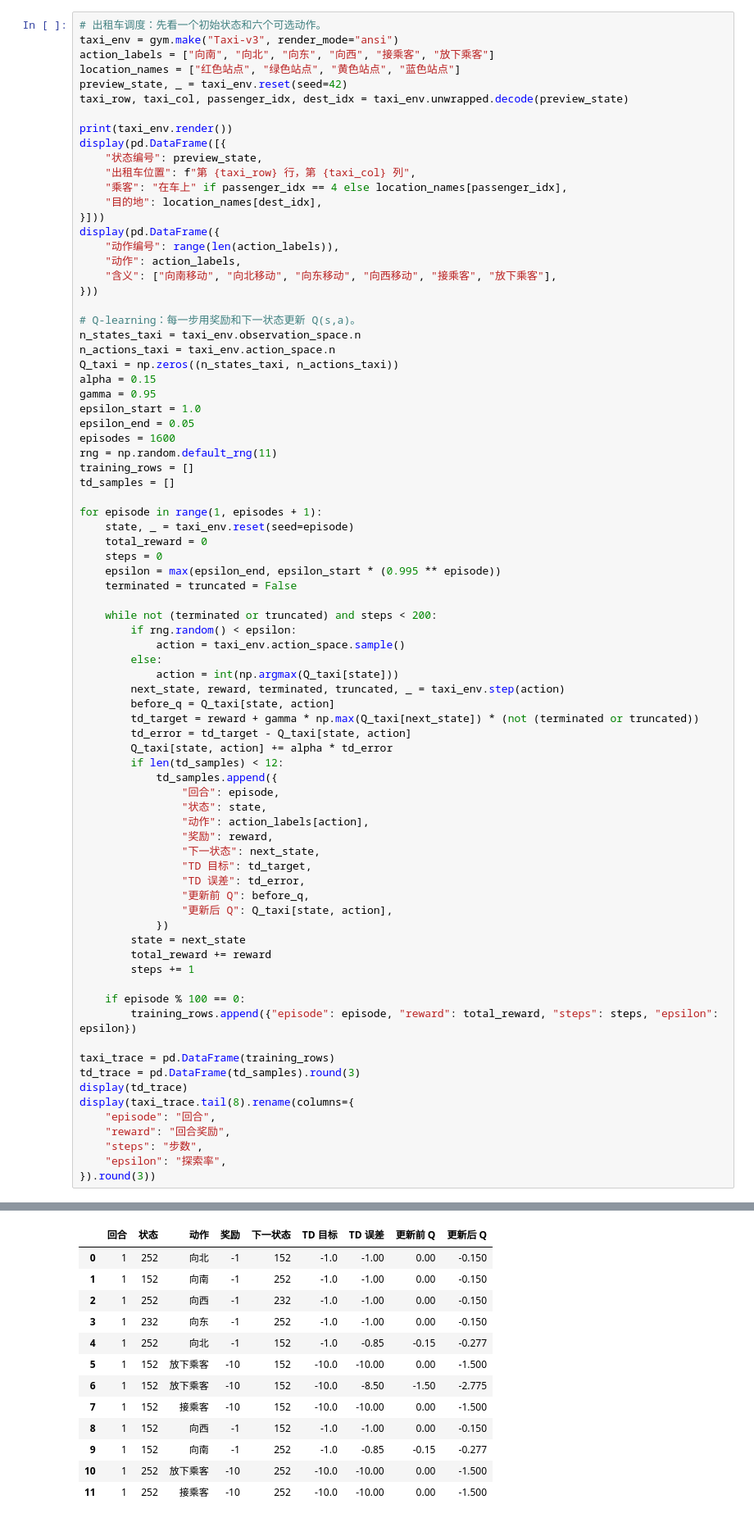
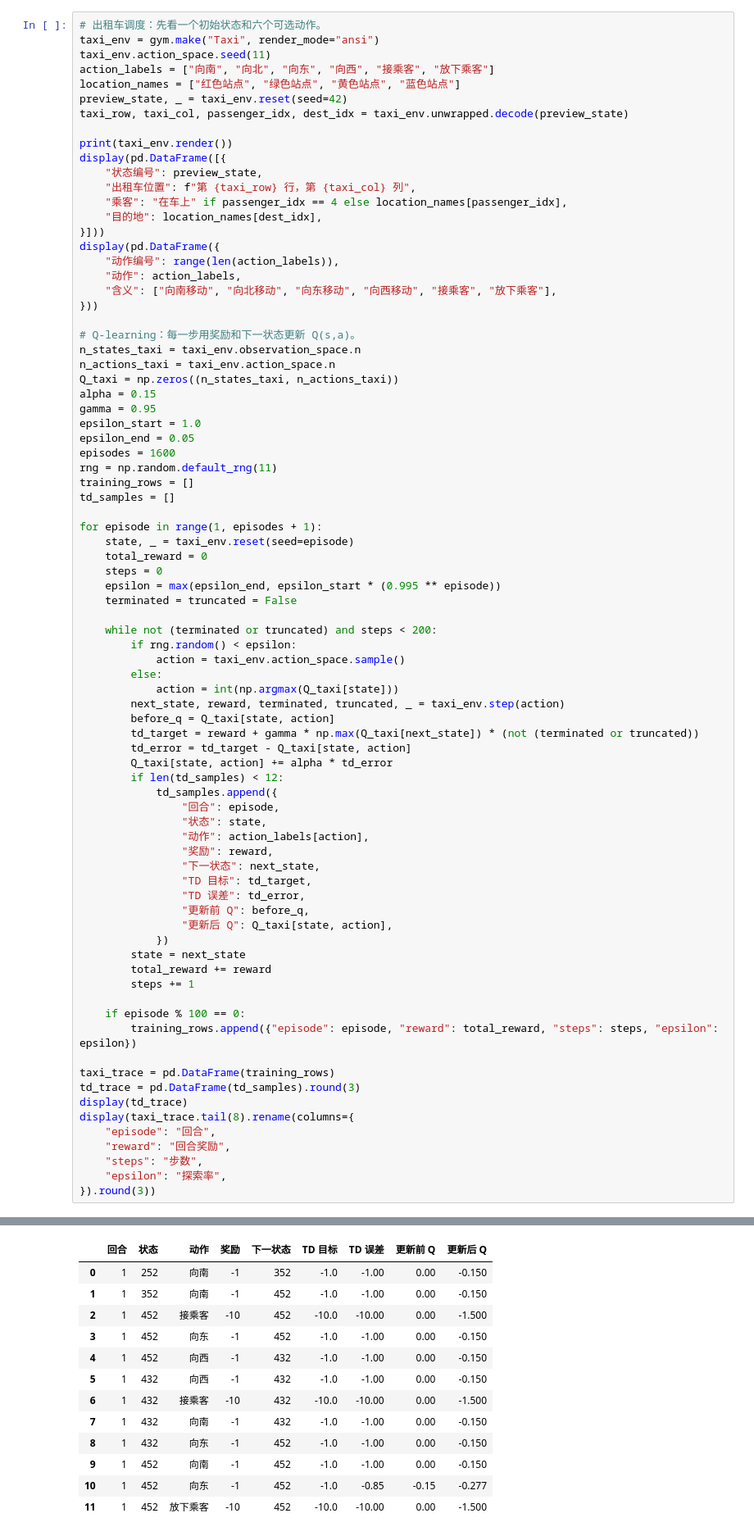
Before and after one commit to zhesun-0209/ai-thinking-labs, a Jupyter notebook: notebooks/ch11_td_learning.ipynb, the cells around one changed output, grey strips where cells are left out. Shown at 82% size. Saved outputs shown, nothing was run; the diff lists cells and outputs as text.

```diff
--- a/notebooks/ch11_td_learning.ipynb
+++ b/notebooks/ch11_td_learning.ipynb
@@ -84,7 +84,8 @@ if importlib.util.find_spec("gymnasium") is None:
 import gymnasium as gym
 # %%
 # 出租车调度：先看一个初始状态和六个可选动作。
-taxi_env = gym.make("Taxi-v3", render_mode="ansi")
+taxi_env = gym.make("Taxi", render_mode="ansi")
+taxi_env.action_space.seed(11)
 action_labels = ["向南", "向北", "向东", "向西", "接乘客", "放下乘客"]
 location_names = ["红色站点", "绿色站点", "黄色站点", "蓝色站点"]
 preview_state, _ = taxi_env.reset(seed=42)
@@ -152,43 +153,43 @@ for episode in range(1, episodes + 1):
     if episode % 100 == 0:
         training_rows.append({"episode": episode, "reward": total_reward, "steps": steps, "epsilon": epsilon})
 
 taxi_trace = pd.DataFrame(training_rows)
 td_trace = pd.DataFrame(td_samples).round(3)
 display(td_trace)
 display(taxi_trace.tail(8).rename(columns={
     "episode": "回合",
     "reward": "回合奖励",
     "steps": "步数",
     "epsilon": "探索率",
 }).round(3))
 # %% [output]
 +---------+
 |R: | : :G|
 | : | : : |
 | : : : : |
 | | : | : |
 |Y| : |B: |
 +---------+
 |  | 状态编号 | 出租车位置 | 乘客 | 目的地 |
 | 0 | 386 | 第 3 行，第 4 列 | 绿色站点 | 黄色站点 |
 |  | 动作编号 | 动作 | 含义 |
 | 0 | 0 | 向南 | 向南移动 |
 | 1 | 1 | 向北 | 向北移动 |
 | 2 | 2 | 向东 | 向东移动 |
 | 3 | 3 | 向西 | 向西移动 |
 | 4 | 4 | 接乘客 | 接乘客 |
 | 5 | 5 | 放下乘客 | 放下乘客 |
 |  | 回合 | 状态 | 动作 | 奖励 | 下一状态 | TD 目标 | TD 误差 | 更新前 Q | 更新后 Q |
-| 0 | 1 | 252 | 向北 | -1 | 152 | -1.0 | -1.00 | 0.00 | -0.150 |
-| 1 | 1 | 152 | 向南 | -1 | 252 | -1.0 | -1.00 | 0.00 | -0.150 |
-| 2 | 1 | 252 | 向西 | -1 | 232 | -1.0 | -1.00 | 0.00 | -0.150 |
-| 3 | 1 | 232 | 向东 | -1 | 252 | -1.0 | -1.00 | 0.00 | -0.150 |
-| 4 | 1 | 252 | 向北 | -1 | 152 | -1.0 | -0.85 | -0.15 | -0.277 |
-| 5 | 1 | 152 | 放下乘客 | -10 | 152 | -10.0 | -10.00 | 0.00 | -1.500 |
-| 6 | 1 | 152 | 放下乘客 | -10 | 152 | -10.0 | -8.50 | -1.50 | -2.775 |
-| 7 | 1 | 152 | 接乘客 | -10 | 152 | -10.0 | -10.00 | 0.00 | -1.500 |
-| 8 | 1 | 152 | 向西 | -1 | 152 | -1.0 | -1.00 | 0.00 | -0.150 |
-| 9 | 1 | 152 | 向南 | -1 | 252 | -1.0 | -0.85 | -0.15 | -0.277 |
-| 10 | 1 | 252 | 放下乘客 | -10 | 252 | -10.0 | -10.00 | 0.00 | -1.500 |
-| 11 | 1 | 252 | 接乘客 | -10 | 252 | -10.0 | -10.00 | 0.00 | -1.500 |
+| 0 | 1 | 252 | 向南 | -1 | 352 | -1.0 | -1.00 | 0.00 | -0.150 |
+| 1 | 1 | 352 | 向南 | -1 | 452 | -1.0 | -1.00 | 0.00 | -0.150 |
+| 2 | 1 | 452 | 接乘客 | -10 | 452 | -10.0 | -10.00 | 0.00 | -1.500 |
+| 3 | 1 | 452 | 向东 | -1 | 452 | -1.0 | -1.00 | 0.00 | -0.150 |
+| 4 | 1 | 452 | 向西 | -1 | 432 | -1.0 | -1.00 | 0.00 | -0.150 |
+| 5 | 1 | 432 | 向西 | -1 | 432 | -1.0 | -1.00 | 0.00 | -0.150 |
+| 6 | 1 | 432 | 接乘客 | -10 | 432 | -10.0 | -10.00 | 0.00 | -1.500 |
+| 7 | 1 | 432 | 向南 | -1 | 432 | -1.0 | -1.00 | 0.00 | -0.150 |
+| 8 | 1 | 432 | 向东 | -1 | 452 | -1.0 | -1.00 | 0.00 | -0.150 |
+| 9 | 1 | 452 | 向南 | -1 | 452 | -1.0 | -1.00 | 0.00 | -0.150 |
+| 10 | 1 | 452 | 向东 | -1 | 452 | -1.0 | -0.85 | -0.15 | -0.277 |
+| 11 | 1 | 452 | 放下乘客 | -10 | 452 | -10.0 | -10.00 | 0.00 | -1.500 |
 |  | 回合 | 回合奖励 | 步数 | 探索率 |
```
Also changed, not shown: parts of 2 cells of this notebook, 2 other files.
